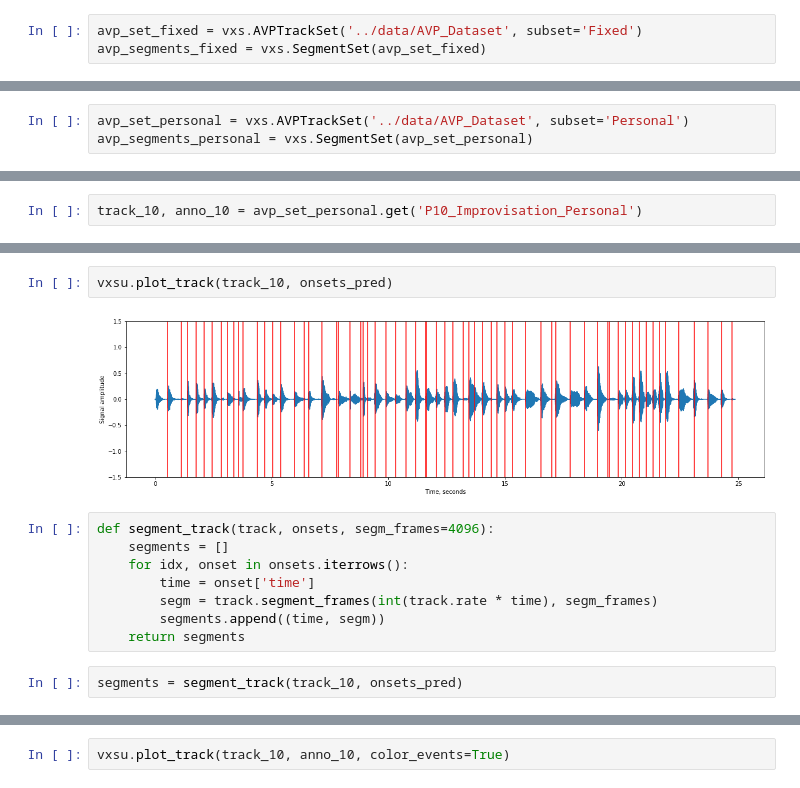
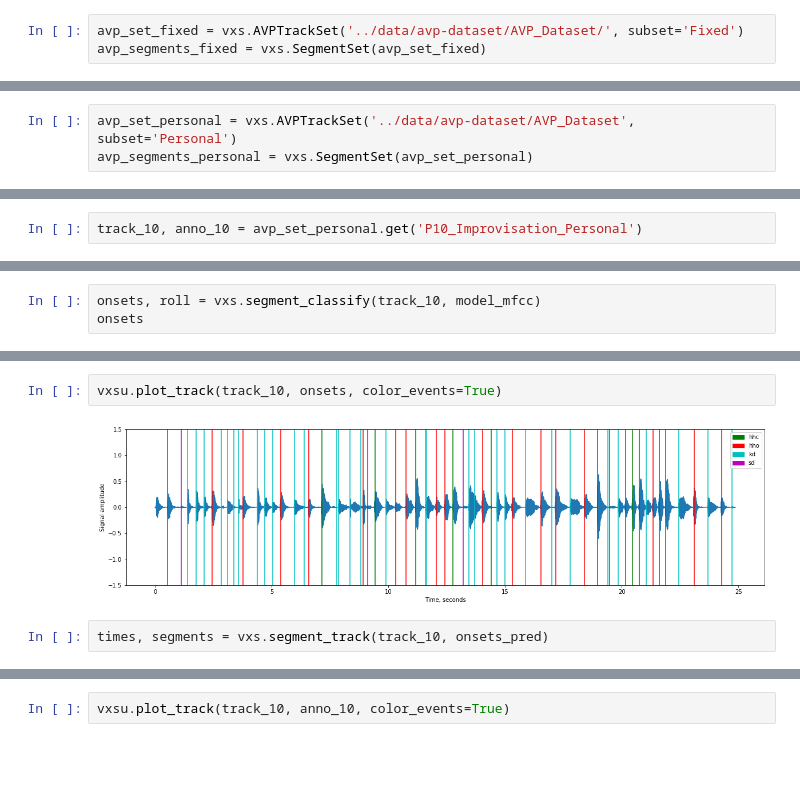
Before and after one commit to flyingleafe/vxs-vpt, a Jupyter notebook: notebooks/Classification.ipynb, the cells around one changed output, grey strips where cells are left out. Cells and saved outputs as stored; diff of their text form; blank space fills up the shorter version.

Commit message:
update: language modelling (init)

```diff
--- a/notebooks/Classification.ipynb
+++ b/notebooks/Classification.ipynb
@@ -15,7 +15,7 @@ from sklearn import metrics as skmetrics
 import vxs
 import vxs.utils as vxsu
 # %%
-avp_set_fixed = vxs.AVPTrackSet('../data/AVP_Dataset', subset='Fixed')
+avp_set_fixed = vxs.AVPTrackSet('../data/avp-dataset/AVP_Dataset/', subset='Fixed')
 avp_segments_fixed = vxs.SegmentSet(avp_set_fixed)
 # %%
 len(avp_segments_fixed)
@@ -48,7 +48,7 @@ len(X)
 # %% [output]
 4897
 # %%
-avp_set_personal = vxs.AVPTrackSet('../data/AVP_Dataset', subset='Personal')
+avp_set_personal = vxs.AVPTrackSet('../data/avp-dataset/AVP_Dataset', subset='Personal')
 avp_segments_personal = vxs.SegmentSet(avp_set_personal)
 # %%
 len(avp_segments_personal)
@@ -214,0 +213,3 @@ onsets_pred = vxs.detect_onsets(track_10, method='complex')
+# %%
+onsets, roll = vxs.segment_classify(track_10, model_mfcc)
+onsets
@@ -215,14 +230,6 @@ onsets_pred = vxs.detect_onsets(track_10, method='complex')
 # %%
-vxsu.plot_track(track_10, onsets_pred)
+vxsu.plot_track(track_10, onsets, color_events=True)
 # %% [output]
-[figure, old version]
+[figure, new version]
-# %%
-def segment_track(track, onsets, segm_frames=4096):
-    segments = []
-    for idx, onset in onsets.iterrows():
-        time = onset['time']
-        segm = track.segment_frames(int(track.rate * time), segm_frames)
-        segments.append((time, segm))
-    return segments
 # %%
-segments = segment_track(track_10, onsets_pred)
+times, segments = vxs.segment_track(track_10, onsets_pred)
```
Also changed, not shown: parts of 8 cells of this notebook, 10 other files.
